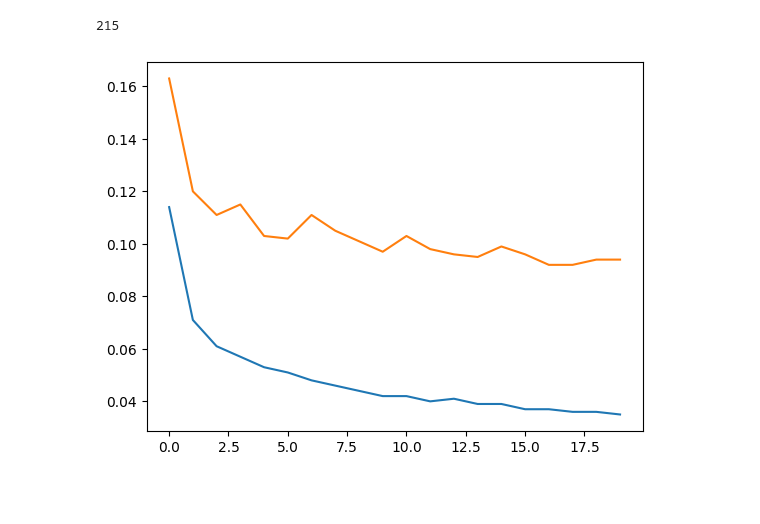
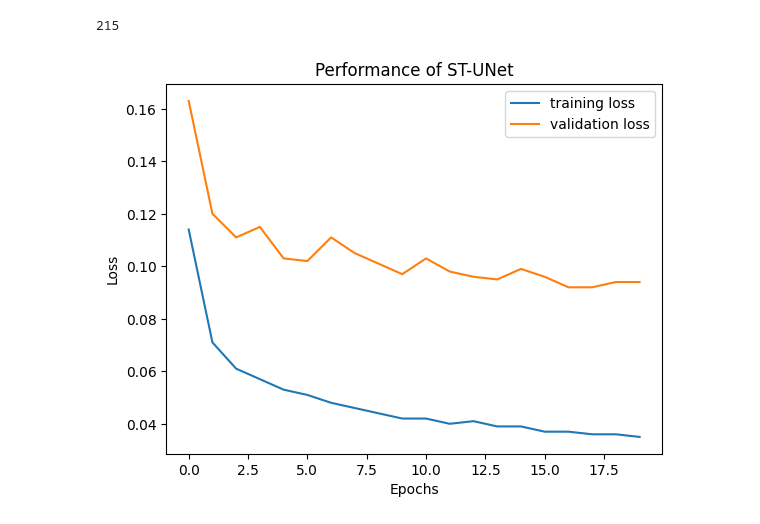
Before and after one commit to nataliehh/project-in-science-studies, a Jupyter notebook: ST-UNet/log_analysis.ipynb, the cells around one changed output. Drawn from its saved outputs; the diff is of its cells as text; code cells hidden in the pictures; blank space fills up the shorter version.

Commit message:
Prettifying the log analysis plot

```diff
--- a/ST-UNet/log_analysis.ipynb
+++ b/ST-UNet/log_analysis.ipynb
@@ -2,8 +2,12 @@
 import os
 
 base_path = './networks/STUNet_S1S2256'
-# model = '2024_04_18-11_24_04_R50-ViT-B_16_lr0.01_bs8_img256_skip3_epo100'
-model = '2024_04_25-15_32_54_R50-ViT-B_16_lr0.001_bs8_img256_skip3_epo20'
+
+# Model where we can see how inconsistently ST-UNet is on the validation set with model.eval() turned on
+model = '2024_04_18-11_24_04_R50-ViT-B_16_lr0.01_bs8_img256_skip3_epo100'
+
+# Model with model.eval() commented out (evaluation is done in training mode)
+# model = '2024_04_25-15_32_54_R50-ViT-B_16_lr0.001_bs8_img256_skip3_epo20'
 
 model_path = os.path.join(base_path, model)
 log_path = os.path.join(model_path, 'log.txt')
@@ -34,8 +38,14 @@ for line in content:
             val_avgs.append(avg)
 # %%
 import matplotlib.pyplot as plt
-plt.plot(train_avgs)
-plt.plot(val_avgs)
+os.makedirs('results', exist_ok = True)
+plt.plot(train_avgs, label = 'training loss')
+plt.plot(val_avgs, label = 'validation loss')
+plt.xlabel('Epochs')
+plt.ylabel('Loss')
+plt.legend()
+plt.title('Performance of ST-UNet')
+plt.savefig(f'./results/{model}.png', bbox_inches='tight', transparent=True)
 plt.show()
 # %% [output]
-[figure, old version]
+[figure, new version]
```
